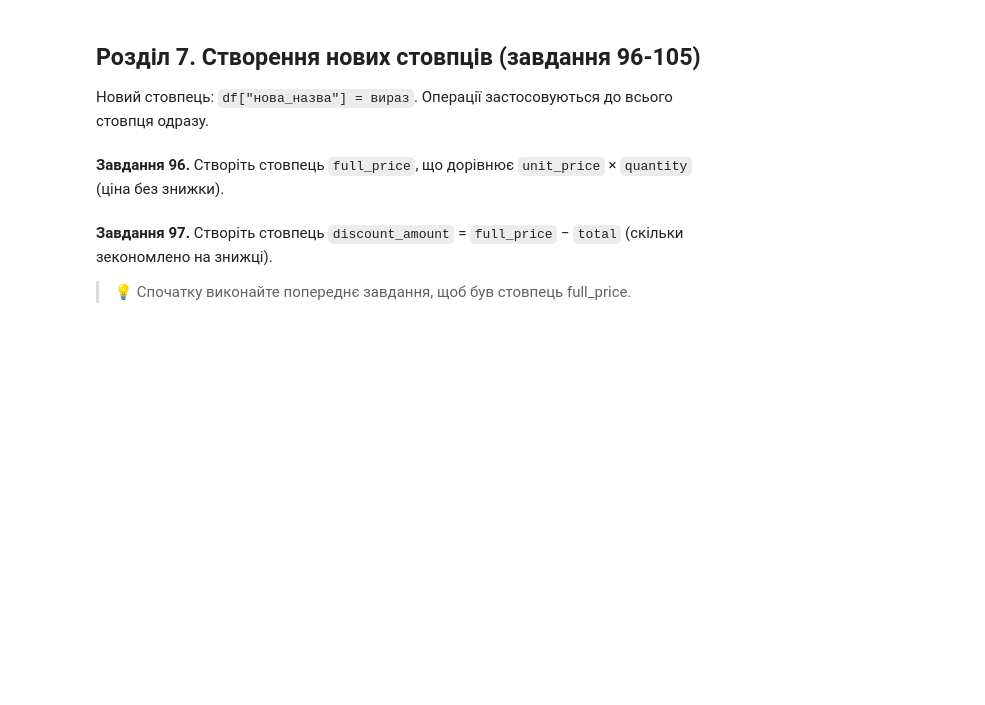
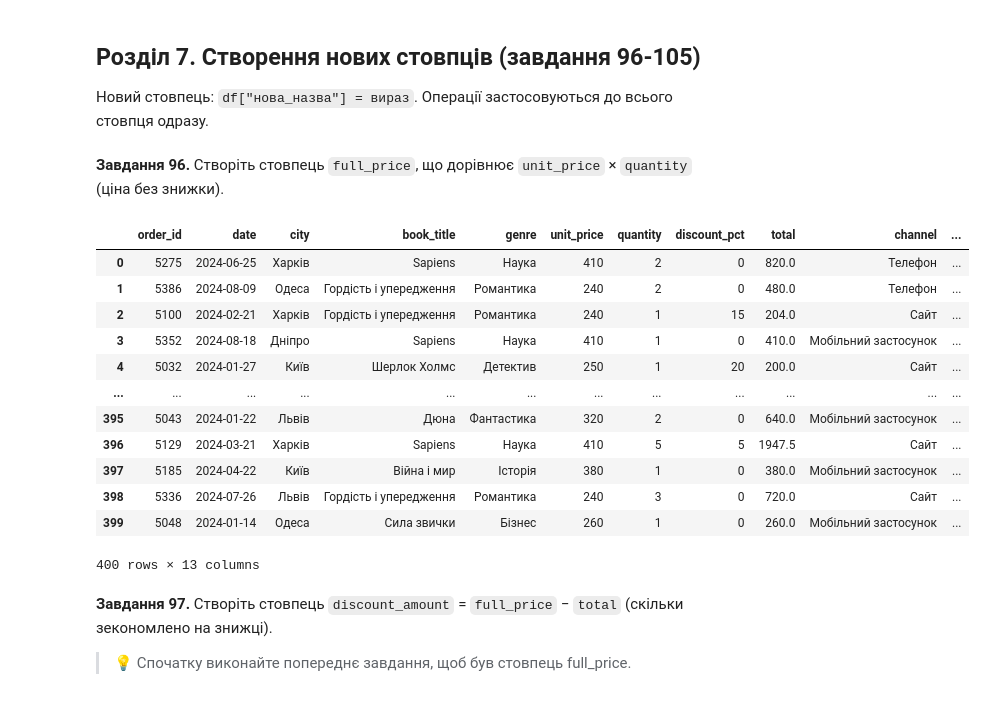
Before and after one commit to edik06031-rgb/DTA_2026, a Jupyter notebook: HW/Pandas_practice_120.ipynb, the cells around one changed output. Drawn from its saved outputs; the diff is of its cells as text; code cells hidden in the pictures; blank space fills up the shorter version.

```diff
--- a/HW/Pandas_practice_120.ipynb
+++ b/HW/Pandas_practice_120.ipynb
@@ -1516,6 +1584,22 @@ df[(df['unit_price'] >= 200) & (df['unit_price'] <= 300)]
 **Завдання 96.** Створіть стовпець `full_price`, що дорівнює `unit_price` × `quantity` (ціна без знижки).
 # %%
 # Завдання 96:
+df['full_price'] = df['unit_price'] * df['quantity']
+df
+# %% [output]
+|  | order_id | date | city | book_title | genre | unit_price | quantity | discount_pct | total | channel | ... |
+| 0 | 5275 | 2024-06-25 | Харків | Sapiens | Наука | 410 | 2 | 0 | 820.0 | Телефон | ... |
+| 1 | 5386 | 2024-08-09 | Одеса | Гордість і упередження | Романтика | 240 | 2 | 0 | 480.0 | Телефон | ... |
+| 2 | 5100 | 2024-02-21 | Харків | Гордість і упередження | Романтика | 240 | 1 | 15 | 204.0 | Сайт | ... |
+| 3 | 5352 | 2024-08-18 | Дніпро | Sapiens | Наука | 410 | 1 | 0 | 410.0 | Мобільний застосунок | ... |
+| 4 | 5032 | 2024-01-27 | Київ | Шерлок Холмс | Детектив | 250 | 1 | 20 | 200.0 | Сайт | ... |
+| ... | ... | ... | ... | ... | ... | ... | ... | ... | ... | ... | ... |
+| 395 | 5043 | 2024-01-22 | Львів | Дюна | Фантастика | 320 | 2 | 0 | 640.0 | Мобільний застосунок | ... |
+| 396 | 5129 | 2024-03-21 | Харків | Sapiens | Наука | 410 | 5 | 5 | 1947.5 | Сайт | ... |
+| 397 | 5185 | 2024-04-22 | Київ | Війна і мир | Історія | 380 | 1 | 0 | 380.0 | Мобільний застосунок | ... |
+| 398 | 5336 | 2024-07-26 | Львів | Гордість і упередження | Романтика | 240 | 3 | 0 | 720.0 | Сайт | ... |
+| 399 | 5048 | 2024-01-14 | Одеса | Сила звички | Бізнес | 260 | 1 | 0 | 260.0 | Мобільний застосунок | ... |
+400 rows × 13 columns
 # %% [markdown]
 **Завдання 97.** Створіть стовпець `discount_amount` = `full_price` − `total` (скільки зекономлено на знижці).
 
```
Also changed, not shown: parts of 33 cells of this notebook.
